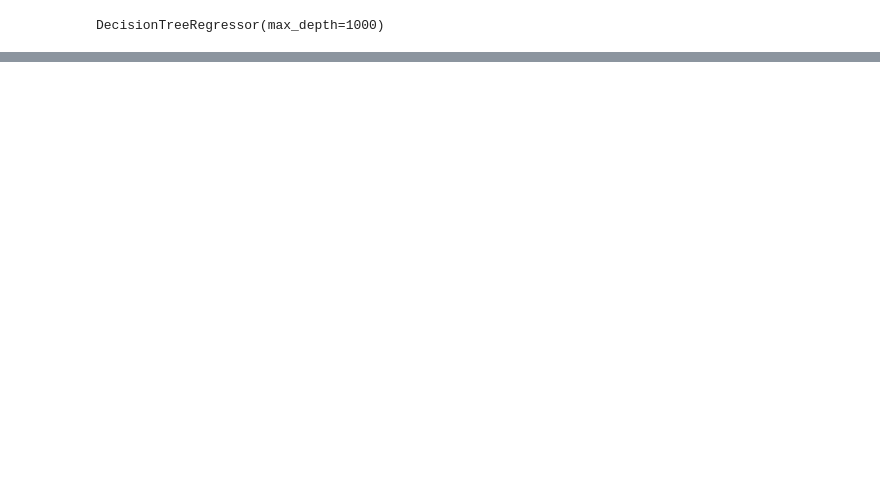
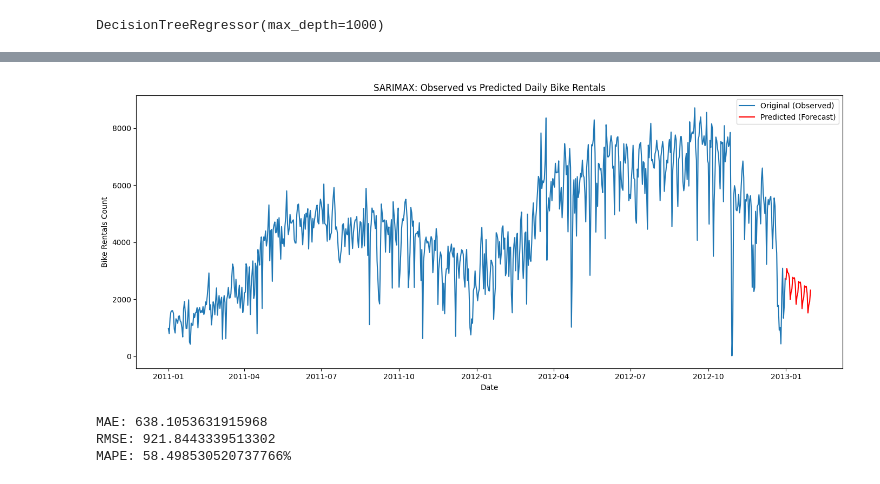
Before and after one commit to GehrmanSparrow116/DJS-CODE-AI, a Jupyter notebook: Bike Rental Service 2.ipynb, the cells around one changed output, grey strips where cells are left out. Drawn from its saved outputs; the diff is of its cells as text; code cells hidden in the pictures; blank space fills up the shorter version.

```diff
--- a/Bike Rental Service 2.ipynb
+++ b/Bike Rental Service 2.ipynb
@@ -75,0 +327,72 @@ RMSE: 1360.68
+# %%
+import pandas as pd
+import matplotlib.pyplot as plt
+
+# Load historical data
+df=pd.read_csv(r"C:\Users\caash\Downloads\day - day.csv")
+df['dteday'] = pd.to_datetime(df['dteday'])
+df.set_index('dteday', inplace=True)
+y = df['cnt']
+
+# Load forecast (make sure 'sarimax_forecast.csv' was generated from previous example)
+forecast_df = pd.read_csv('sarimax_forecast.csv')
+forecast_df['date'] = pd.to_datetime(forecast_df['date'])
+forecast_df.set_index('date', inplace=True)
+
+# Plot
+plt.figure(figsize=(14, 6))
+plt.plot(y, label='Original (Observed)')
+plt.plot(forecast_df['forecast'], label='Predicted (Forecast)', color='red')
+plt.title('SARIMAX: Observed vs Predicted Daily Bike Rentals')
+plt.xlabel('Date')
+plt.ylabel('Bike Rentals Count')
+plt.legend()
+plt.tight_layout()
+plt.show()
+# %% [output]
+[figure, added]
+# %%
+import pandas as pd
+from statsmodels.tsa.statespace.sarimax import SARIMAX
+from sklearn.metrics import mean_absolute_error, mean_squared_error
+import numpy as np
+
+# Load data
+df=pd.read_csv(r"C:\Users\caash\Downloads\day - day.csv")
+df['dteday'] = pd.to_datetime(df['dteday'])
+df.set_index('dteday', inplace=True)
+y = df['cnt']
+
+# Fit SARIMAX model (same as before)
+model = SARIMAX(
+    y,
+    order=(1, 1, 1),
+    seasonal_order=(1, 1, 1, 7),
+    enforce_stationarity=False,
+    enforce_invertibility=False
+)
+results = model.fit(disp=False)
+
+# Get in-sample predictions (fitted values)
+y_pred = results.fittedvalues
+
+# Because you used differencing (d=1), y_pred is for differenced series,
+# so add it to previous values to get predictions on original scale
+# Alternatively, use 'results.predict(start=..., end=...)' with dynamic=False
+y_pred_orig = results.predict(start=y.index[0], end=y.index[-1], dynamic=False)
+
+# Ensure alignment of true and predicted values
+y_true = y.loc[y_pred_orig.index]
+
+# Calculate metrics
+mae = mean_absolute_error(y_true, y_pred_orig)
+rmse = np.sqrt(mean_squared_error(y_true, y_pred_orig))
+mape = np.mean(np.abs((y_true - y_pred_orig) / y_true)) * 100
+
+print(f"MAE: {mae}")
+print(f"RMSE: {rmse}")
+print(f"MAPE: {mape}%")
+# %% [output]
+MAE: 638.1053631915968
+RMSE: 921.8443339513302
+MAPE: 58.498530520737766%
```
Also changed, not shown: parts of 21 cells of this notebook.
